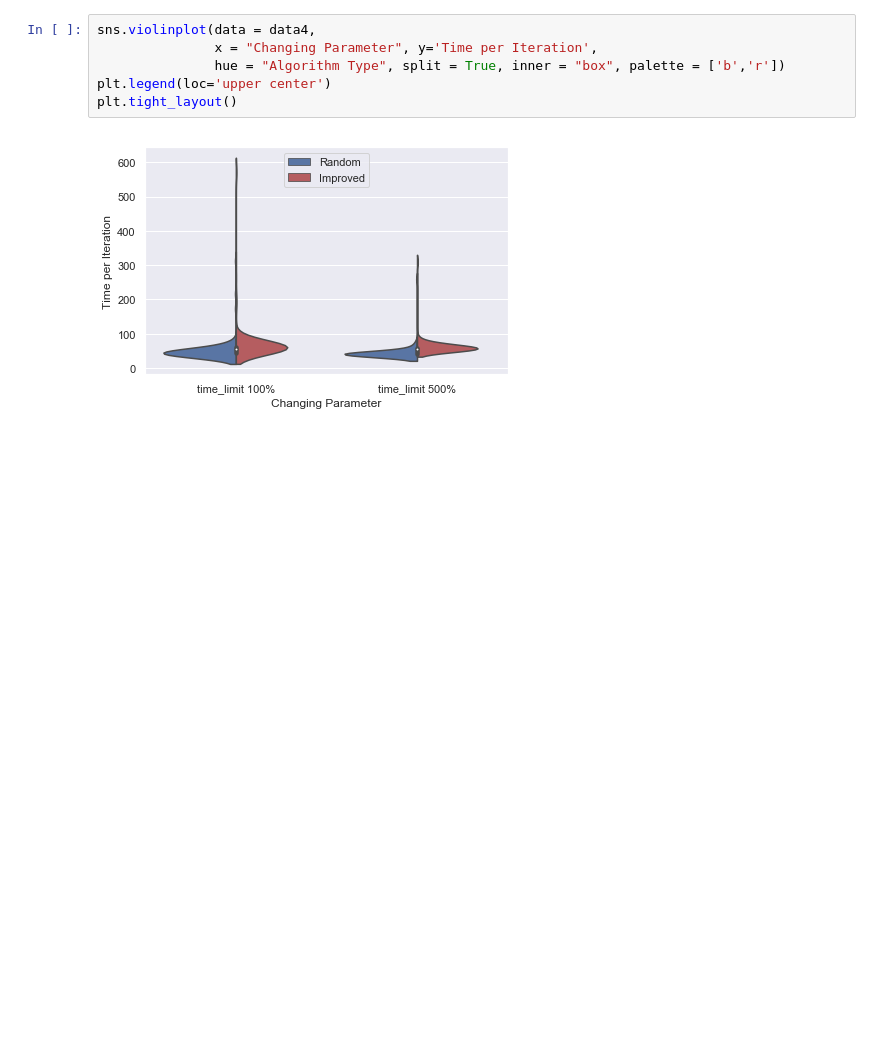
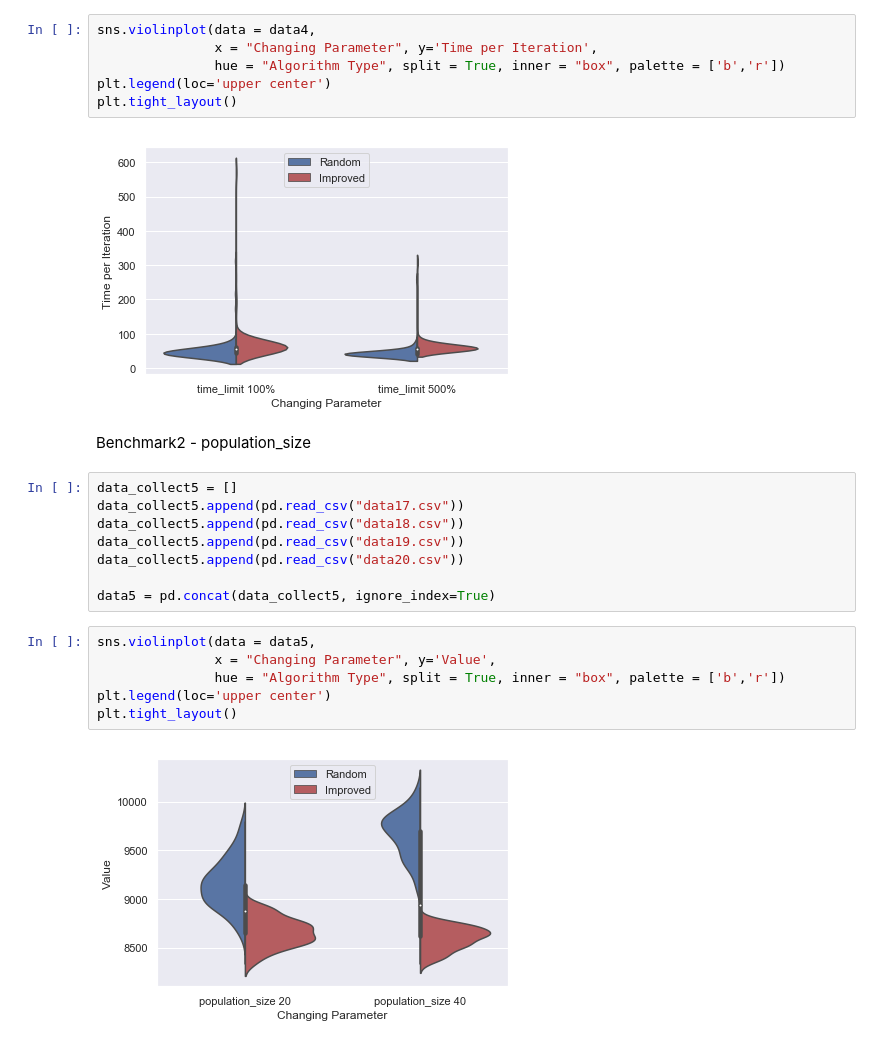
Before and after one commit to rosagross/Mininmum_Makespan_NIA, a Jupyter notebook: Minimum_Makespan_NIA.ipynb, the cells around one changed output. Drawn from its saved outputs; the diff is of its cells as text; blank space fills up the shorter version.

Commit message:
Data1-Data32, Plot

```diff
--- a/Minimum_Makespan_NIA.ipynb
+++ b/Minimum_Makespan_NIA.ipynb
@@ -111,3 +111,21 @@ plt.legend(loc='upper center')
 plt.tight_layout()
 # %% [output]
 [figure]
+# %% [markdown]
+Benchmark2 - population_size
+# %%
+data_collect5 = []
+data_collect5.append(pd.read_csv("data17.csv"))
+data_collect5.append(pd.read_csv("data18.csv"))
+data_collect5.append(pd.read_csv("data19.csv"))
+data_collect5.append(pd.read_csv("data20.csv"))
+
+data5 = pd.concat(data_collect5, ignore_index=True)
+# %%
+sns.violinplot(data = data5,
+               x = "Changing Parameter", y='Value',
+               hue = "Algorithm Type", split = True, inner = "box", palette = ['b','r'])
+plt.legend(loc='upper center')
+plt.tight_layout()
+# %% [output]
+[figure, added]
```
Also changed, not shown: parts of 13 cells of this notebook, 17 other files.
